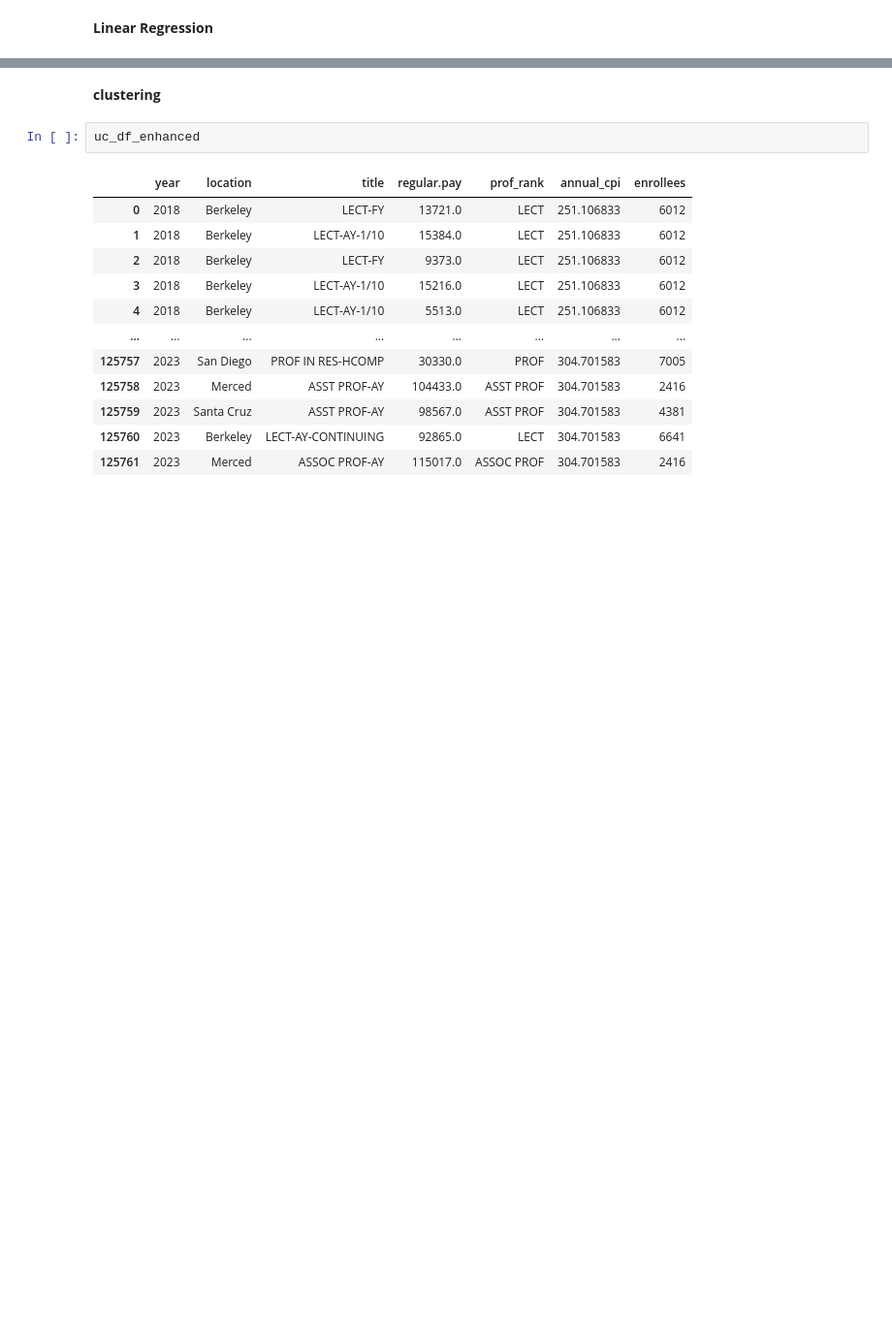
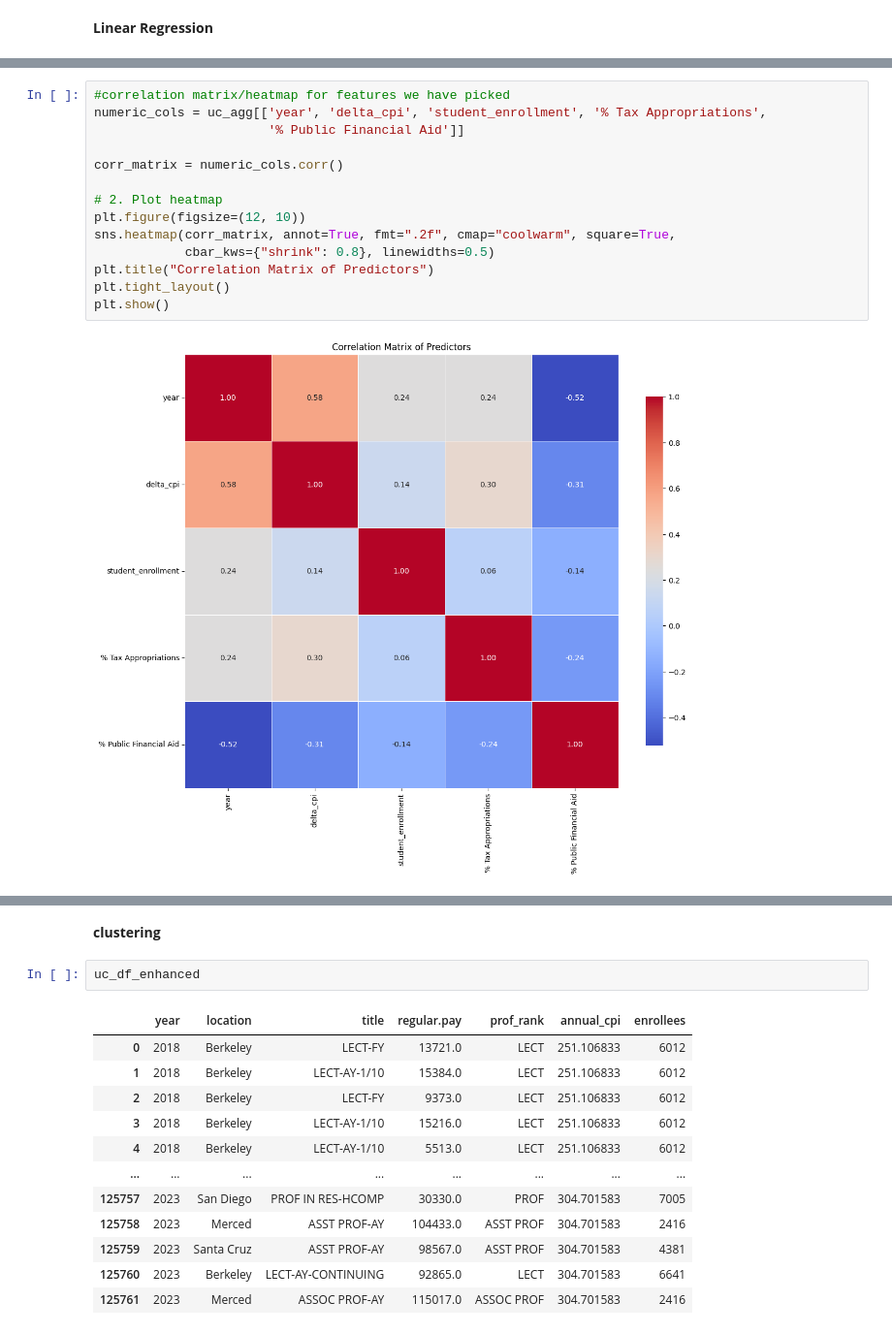
Before and after one commit to nilsberzins/stat-405-final, a Jupyter notebook: EDA405.ipynb, the cells around one changed output, grey strips where cells are left out. Shown at 97% size. Drawn from its saved outputs; the diff is of its cells as text; blank space fills up the shorter version.

```diff
--- a/EDA405.ipynb
+++ b/EDA405.ipynb
@@ -770,0 +572,16 @@ plt.show()
+# %%
+#correlation matrix/heatmap for features we have picked
+numeric_cols = uc_agg[['year', 'delta_cpi', 'student_enrollment', '% Tax Appropriations',
+                       '% Public Financial Aid']]
+
+corr_matrix = numeric_cols.corr()
+
+# 2. Plot heatmap
+plt.figure(figsize=(12, 10))
+sns.heatmap(corr_matrix, annot=True, fmt=".2f", cmap="coolwarm", square=True,
+            cbar_kws={"shrink": 0.8}, linewidths=0.5)
+plt.title("Correlation Matrix of Predictors")
+plt.tight_layout()
+plt.show()
+# %% [output]
+[figure, added]
```
Also changed, not shown: parts of 18 cells of this notebook.
